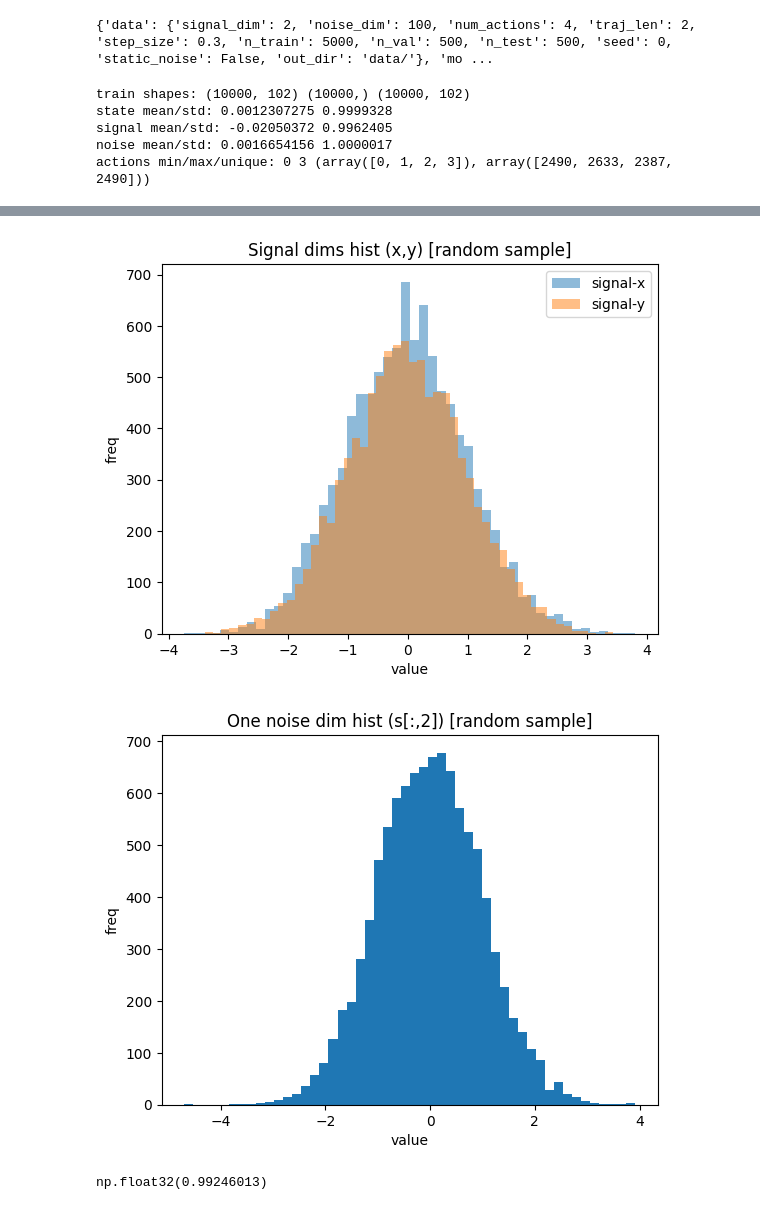
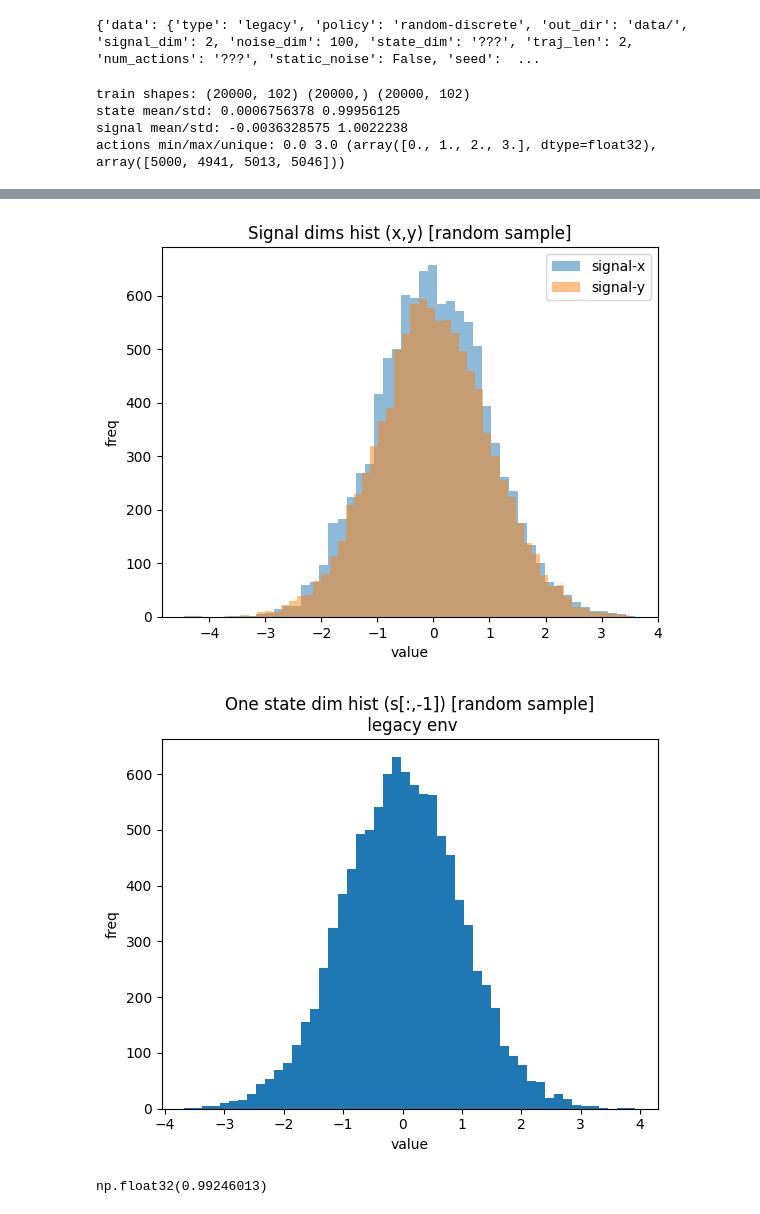
Before and after one commit to mattia-scardecchia/WM-playground, a Jupyter notebook: notebooks/data_exploration.ipynb, the cells around one changed output, grey strips where cells are left out. Saved outputs shown, nothing was run; the diff lists cells and outputs as text; code cells hidden in the pictures.

Commit message:
feat: better data generation

```diff
--- a/notebooks/data_exploration.ipynb
+++ b/notebooks/data_exploration.ipynb
@@ -15,10 +15,10 @@ from omegaconf import OmegaConf
 
 config_dir = os.path.abspath('../conf')
 with initialize_config_dir(config_dir=config_dir, version_base=None):
-    cfg = compose(config_name="config")
+    cfg = compose(config_name="config", overrides=["data=legacy"])
 
 cfg
 # %% [output]
-{'data': {'signal_dim': 2, 'noise_dim': 100, 'num_actions': 4, 'traj_len': 2, 'step_size': 0.3, 'n_train': 5000, 'n_val': 500, 'n_test': 500, 'seed': 0, 'static_noise': False, 'out_dir': 'data/'}, 'mo ...
+{'data': {'type': 'legacy', 'policy': 'random-discrete', 'out_dir': 'data/', 'signal_dim': 2, 'noise_dim': 100, 'state_dim': '???', 'traj_len': 2, 'num_actions': '???', 'static_noise': False, 'seed':  ...
 # %%
 from scripts.generate_data import main as gen_main
@@ -32,27 +34,26 @@ train = np.load(data_dir / 'train.npz')
 val = np.load(data_dir / 'val.npz')
 test = np.load(data_dir / 'test.npz')
 
-s, a, sp = train['s'], train['a'], train['sp']
+s, a, sp, sig, next_sig = train['s'], train['a'], train['sp'], train['sig'], train['sig_next']
 print("train shapes:", s.shape, a.shape, sp.shape)
 
 print("state mean/std:", s.mean(), s.std())
-print("signal mean/std:", s[:,0:2].mean(), s[:,0:2].std())
-print("noise mean/std:", s[:,2:].mean(), s[:,2:].std())
+print("signal mean/std:", sig.mean(), sig.std())
 print("actions min/max/unique:", a.min(), a.max(), np.unique(a, return_counts=True))
 
 N = min(10000, s.shape[0])
 idx = np.random.choice(s.shape[0], N, replace=False)
 
 plt.figure()
-plt.scatter(s[idx,0], s[idx,1], s=2, alpha=0.3)
+plt.scatter(sig[idx,0], sig[idx,1], s=2, alpha=0.3)
 plt.title("Signal component scatter (N random points)")
 plt.xlabel("x")
 plt.ylabel("y")
 plt.show()
 
 plt.figure()
-plt.hist(s[idx,0], bins=50, alpha=0.5, label='signal-x')
-plt.hist(s[idx,1], bins=50, alpha=0.5, label='signal-y')
+plt.hist(sig[idx,0], bins=50, alpha=0.5, label='signal-x')
+plt.hist(sig[idx,1], bins=50, alpha=0.5, label='signal-y')
 plt.title("Signal dims hist (x,y) [random sample]")
 plt.xlabel("value")
 plt.ylabel("freq")
@@ -60,14 +61,13 @@ plt.legend()
 plt.show()
 
 plt.figure()
-plt.hist(s[idx,2], bins=50)
-plt.title("One noise dim hist (s[:,2]) [random sample]")
+plt.hist(s[idx,-1], bins=50)
+plt.title(f"One state dim hist (s[:,-1]) [random sample]\n {cfg.data.type} env")
 plt.xlabel("value")
 plt.ylabel("freq")
 plt.show()
 # %% [output]
-train shapes: (10000, 102) (10000,) (10000, 102)
-state mean/std: 0.0012307275 0.9999328
-signal mean/std: -0.02050372 0.9962405
-noise mean/std: 0.0016654156 1.0000017
-actions min/max/unique: 0 3 (array([0, 1, 2, 3]), array([2490, 2633, 2387, 2490]))
+train shapes: (20000, 102) (20000,) (20000, 102)
+state mean/std: 0.0006756378 0.99956125
+signal mean/std: -0.0036328575 1.0022238
+actions min/max/unique: 0.0 3.0 (array([0., 1., 2., 3.], dtype=float32), array([5000, 4941, 5013, 5046]))
@@ -75,5 +75,5 @@ actions min/max/unique: 0 3 (array([0, 1, 2, 3]), array([2490, 2633, 2387, 2490]
-[figure, old version]
+[figure, new version]
-[figure, old version]
+[figure, new version]
 # %%
 # The signal has a quasi-gaussian histogram. The best non-parametric guess for reconstruction is the mean.
 # MSE of that guess is the variance.
```
Also changed, not shown: parts of 2 cells of this notebook, 6 other files.
